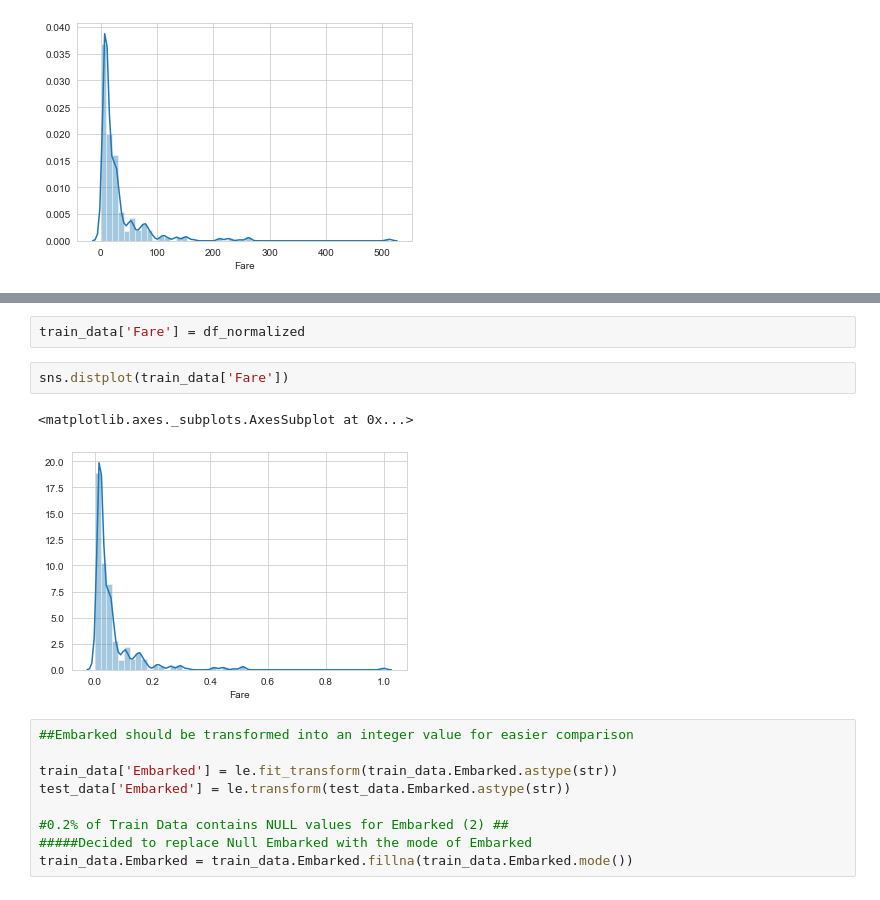
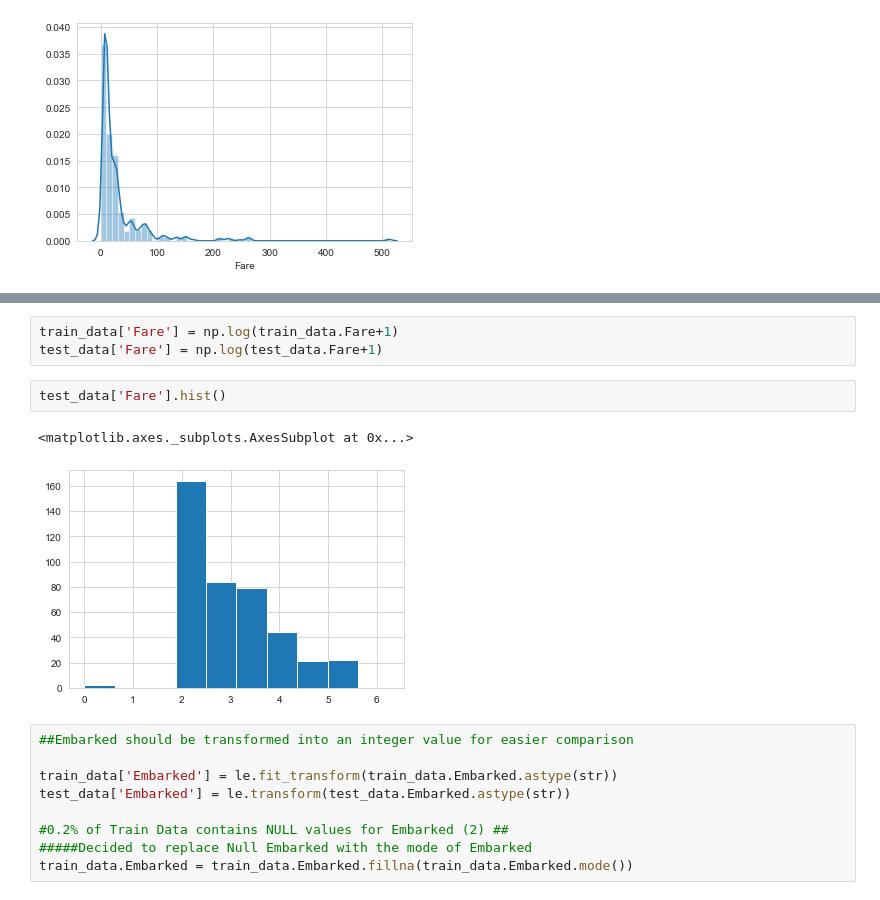
Before and after one commit to Blake-Manus/data-science-learning, a Jupyter notebook: titanic/titanic_analysis.ipynb, the cells around one changed output, grey strips where cells are left out. Saved outputs shown, nothing was run; the diff lists cells and outputs as text.

```diff
--- a/titanic/titanic_analysis.ipynb
+++ b/titanic/titanic_analysis.ipynb
@@ -184,10 +171,11 @@ df_normalized  = pd.DataFrame(x_scaled)
-# %%
-train_data['Fare'] = df_normalized
-# %%
-sns.distplot(train_data['Fare'])
-# %% [output]
-<matplotlib.axes._subplots.AxesSubplot at 0x...>
-[figure, removed]
+# %%
+train_data['Fare'] = np.log(train_data.Fare+1)
+test_data['Fare'] = np.log(test_data.Fare+1)
+# %%
+test_data['Fare'].hist()
+# %% [output]
+<matplotlib.axes._subplots.AxesSubplot at 0x...>
+[figure, added]
 # %%
 ##Embarked should be transformed into an integer value for easier comparison
 
```
Also changed, not shown: parts of 22 cells of this notebook.
